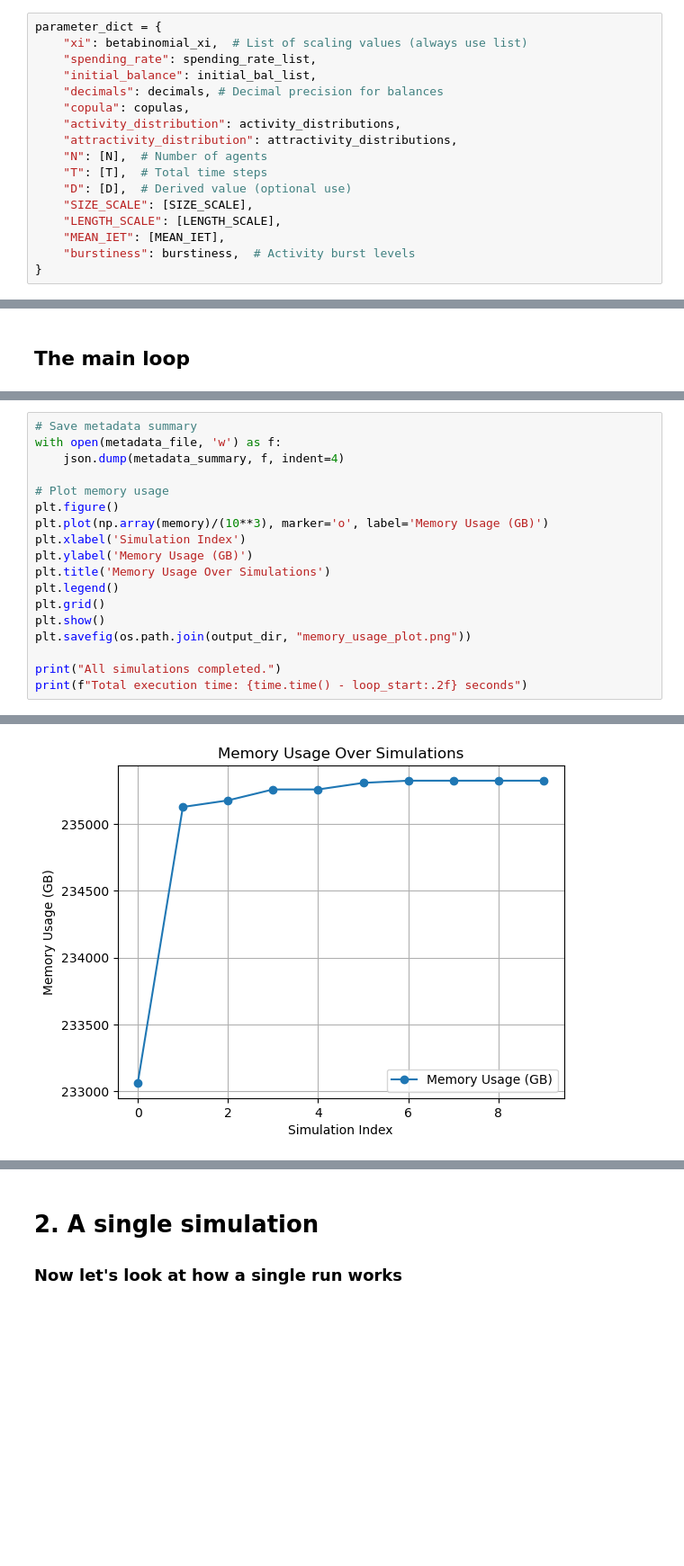
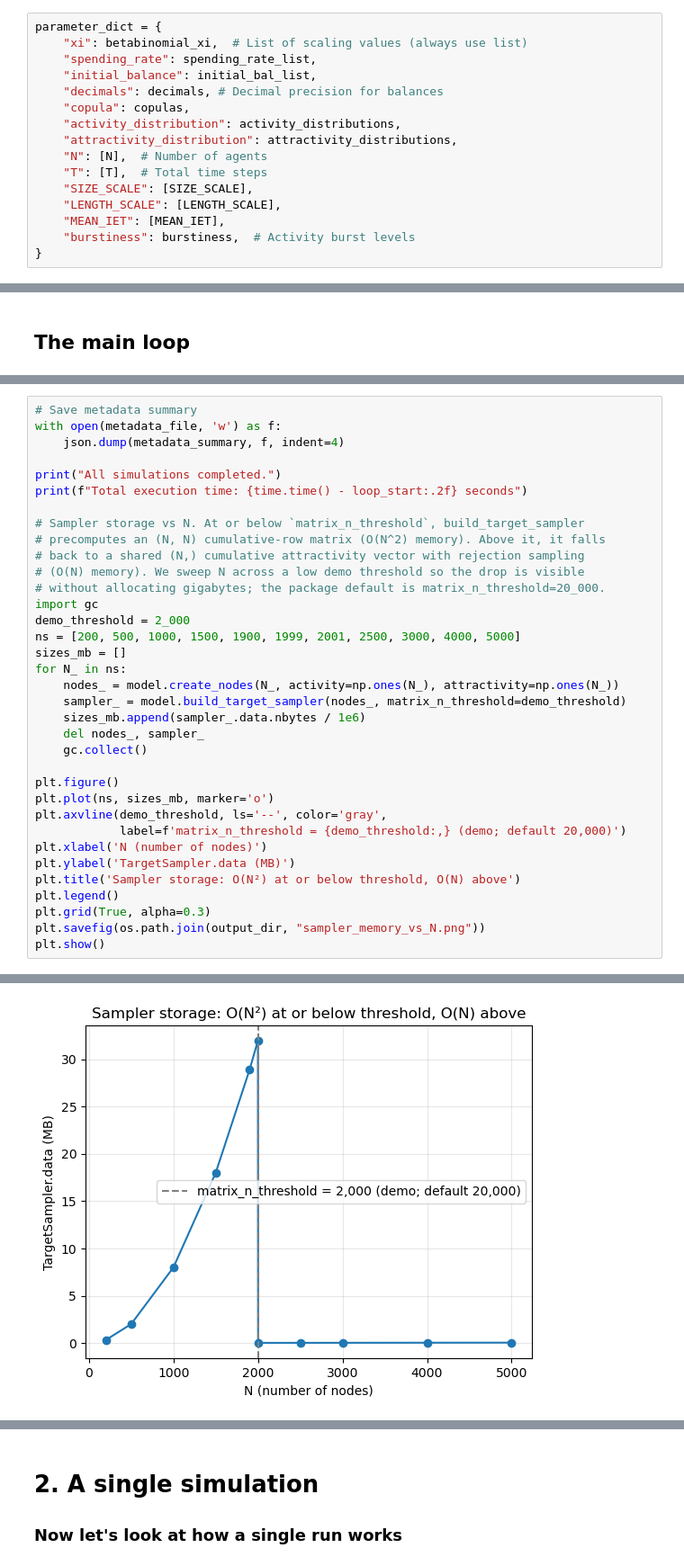
Before and after one commit to carolinamattsson/transactions, a Jupyter notebook: tutorial.ipynb, the cells around one changed output, grey strips where cells are left out. Shown at 90% size. Drawn from its saved outputs; the diff is of its cells as text; blank space fills up the shorter version.

```diff
--- a/tutorial.ipynb
+++ b/tutorial.ipynb
@@ -162,7 +161,6 @@ parameter_dict = {
     "attractivity_distribution": attractivity_distributions,
     "N": [N],  # Number of agents
     "T": [T],  # Total time steps
-    "D": [D],  # Derived value (optional use)
     "SIZE_SCALE": [SIZE_SCALE],
     "LENGTH_SCALE": [LENGTH_SCALE],
     "MEAN_IET": [MEAN_IET],
@@ -371,17 +367,34 @@ Last steps:
 with open(metadata_file, 'w') as f:
     json.dump(metadata_summary, f, indent=4)
 
-# Plot memory usage
-plt.figure()
-plt.plot(np.array(memory)/(10**3), marker='o', label='Memory Usage (GB)')
-plt.xlabel('Simulation Index')
-plt.ylabel('Memory Usage (GB)')
-plt.title('Memory Usage Over Simulations')
-plt.legend()
-plt.grid()
-plt.show()
-plt.savefig(os.path.join(output_dir, "memory_usage_plot.png"))
-
 print("All simulations completed.")
 print(f"Total execution time: {time.time() - loop_start:.2f} seconds")
+
+# Sampler storage vs N. At or below `matrix_n_threshold`, build_target_sampler
+# precomputes an (N, N) cumulative-row matrix (O(N^2) memory). Above it, it falls
+# back to a shared (N,) cumulative attractivity vector with rejection sampling
+# (O(N) memory). We sweep N across a low demo threshold so the drop is visible
+# without allocating gigabytes; the package default is matrix_n_threshold=20_000.
+import gc
+demo_threshold = 2_000
+ns = [200, 500, 1000, 1500, 1900, 1999, 2001, 2500, 3000, 4000, 5000]
+sizes_mb = []
+for N_ in ns:
+    nodes_ = model.create_nodes(N_, activity=np.ones(N_), attractivity=np.ones(N_))
+    sampler_ = model.build_target_sampler(nodes_, matrix_n_threshold=demo_threshold)
+    sizes_mb.append(sampler_.data.nbytes / 1e6)
+    del nodes_, sampler_
+    gc.collect()
+
+plt.figure()
+plt.plot(ns, sizes_mb, marker='o')
+plt.axvline(demo_threshold, ls='--', color='gray',
+            label=f'matrix_n_threshold = {demo_threshold:,} (demo; default 20,000)')
+plt.xlabel('N (number of nodes)')
+plt.ylabel('TargetSampler.data (MB)')
+plt.title('Sampler storage: O(N²) at or below threshold, O(N) above')
+plt.legend()
+plt.grid(True, alpha=0.3)
+plt.savefig(os.path.join(output_dir, "sampler_memory_vs_N.png"))
+plt.show()
 # %% [output]
@@ -388 +403 @@ print(f"Total execution time: {time.time() - loop_start:.2f} seconds")
-[figure, old version]
+[figure, new version]
```
Also changed, not shown: parts of 8 cells of this notebook, 3 other files.
